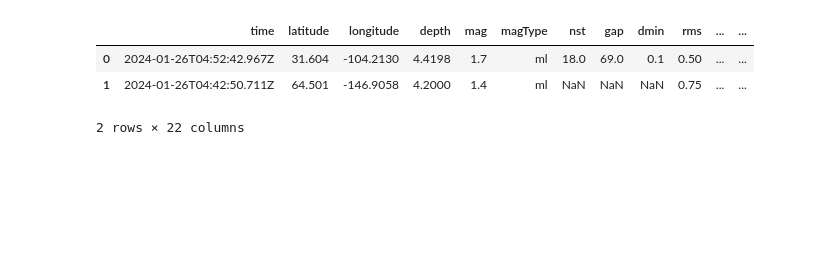
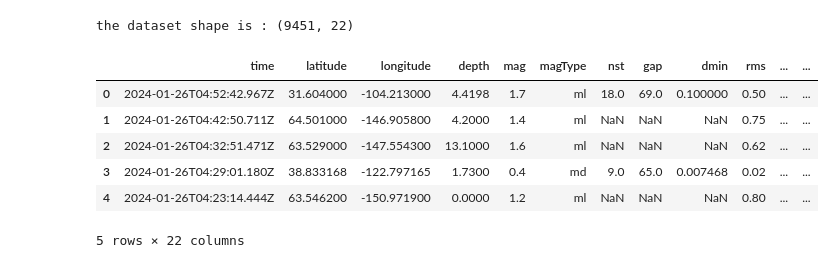
Before and after one commit to Sahil-Dev404/DBSCAN-Uni-Project, a Jupyter notebook: Exp_data_Analysis.ipynb, the cells around one changed output. Saved outputs shown, nothing was run; the diff lists cells and outputs as text; code cells hidden in the pictures; blank space fills up the shorter version.

```diff
--- a/Exp_data_Analysis.ipynb
+++ b/Exp_data_Analysis.ipynb
@@ -7,9 +25,16 @@ import pandas as pd
 filepath='all_month_2024.csv'
 df=pd.read_csv(filepath)
 # %%
-df.head(2)
+print('the dataset shape is :',df.shape)
 # %% [output]
-|  | time | latitude | longitude | depth | mag | magType | nst | gap | dmin | rms | ... | ... |
-| 0 | 2024-01-26T04:52:42.967Z | 31.604 | -104.2130 | 4.4198 | 1.7 | ml | 18.0 | 69.0 | 0.1 | 0.50 | ... | ... |
-| 1 | 2024-01-26T04:42:50.711Z | 64.501 | -146.9058 | 4.2000 | 1.4 | ml | NaN | NaN | NaN | 0.75 | ... | ... |
-2 rows × 22 columns
+the dataset shape is : (9451, 22)
+# %%
+df.head()
+# %% [output]
+|  | time | latitude | longitude | depth | mag | magType | nst | gap | dmin | rms | ... | ... |
+| 0 | 2024-01-26T04:52:42.967Z | 31.604000 | -104.213000 | 4.4198 | 1.7 | ml | 18.0 | 69.0 | 0.100000 | 0.50 | ... | ... |
+| 1 | 2024-01-26T04:42:50.711Z | 64.501000 | -146.905800 | 4.2000 | 1.4 | ml | NaN | NaN | NaN | 0.75 | ... | ... |
+| 2 | 2024-01-26T04:32:51.471Z | 63.529000 | -147.554300 | 13.1000 | 1.6 | ml | NaN | NaN | NaN | 0.62 | ... | ... |
+| 3 | 2024-01-26T04:29:01.180Z | 38.833168 | -122.797165 | 1.7300 | 0.4 | md | 9.0 | 65.0 | 0.007468 | 0.02 | ... | ... |
+| 4 | 2024-01-26T04:23:14.444Z | 63.546200 | -150.971900 | 0.0000 | 1.2 | ml | NaN | NaN | NaN | 0.80 | ... | ... |
+5 rows × 22 columns
```
Also changed, not shown: parts of 16 cells of this notebook.
